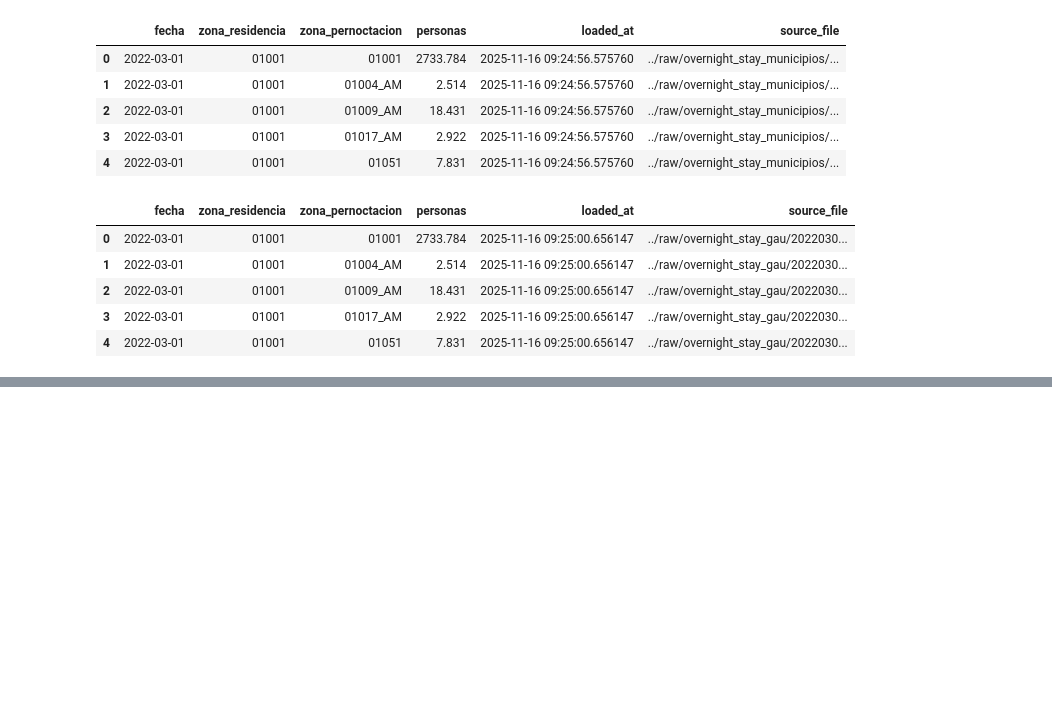
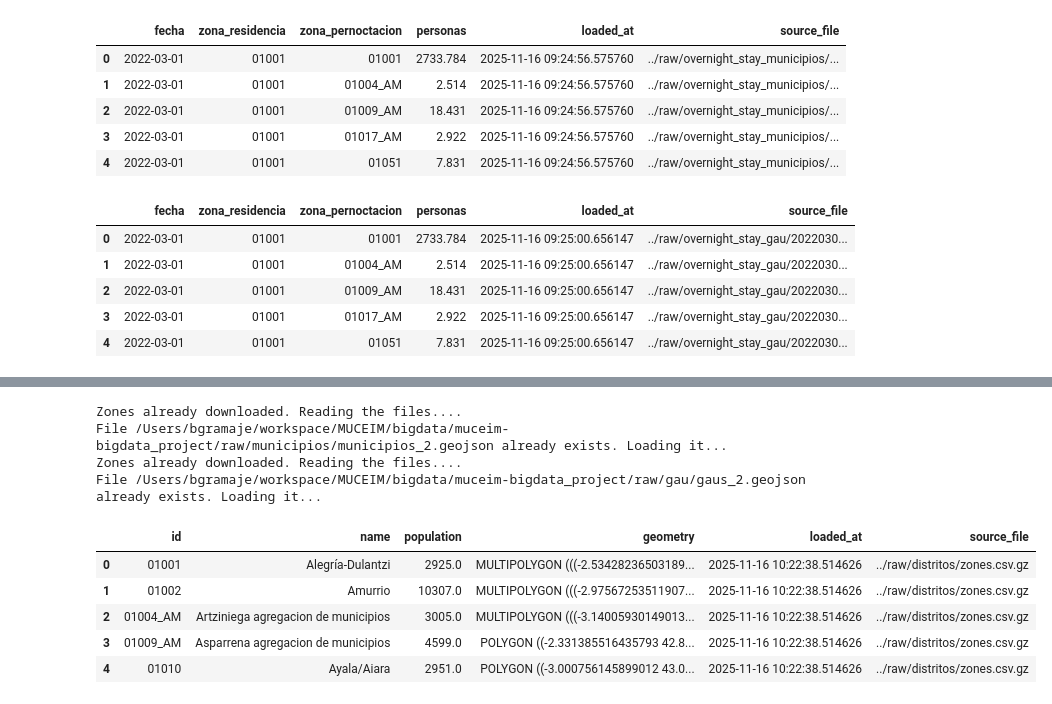
Before and after one commit to bgramaje/muceim-bigdata_project, a Jupyter notebook: notebooks/bronze.ipynb, the cells around one changed output, grey strips where cells are left out. Cells and saved outputs as stored; diff of their text form; code cells hidden in the pictures; blank space fills up the shorter version.

Commit message:
bronze mitma done

```diff
--- a/notebooks/bronze.ipynb
+++ b/notebooks/bronze.ipynb
@@ -500,0 +547,18 @@ SQL("SELECT * FROM bronze_mitma_overnight_stay_gau LIMIT 5;")
+# %%
+load_zones(type="distritos")
+load_zones(type="municipios")
+load_zones(type="gau")
+# %% [output]
+Zones already downloaded. Reading the files....
+File /Users/bgramaje/workspace/MUCEIM/bigdata/muceim-bigdata_project/raw/municipios/municipios_2.geojson already exists. Loading it...
+Zones already downloaded. Reading the files....
+File /Users/bgramaje/workspace/MUCEIM/bigdata/muceim-bigdata_project/raw/gau/gaus_2.geojson already exists. Loading it...
+# %%
+SQL("SELECT * FROM bronze_mitma_distritos LIMIT 5;")
+# %% [output]
+|  | id | name | population | geometry | loaded_at | source_file |
+| 0 | 01001 | Alegría-Dulantzi | 2925.0 | MULTIPOLYGON (((-2.53428236503189... | 2025-11-16 10:22:38.514626 | ../raw/distritos/zones.csv.gz |
+| 1 | 01002 | Amurrio | 10307.0 | MULTIPOLYGON (((-2.97567253511907... | 2025-11-16 10:22:38.514626 | ../raw/distritos/zones.csv.gz |
+| 2 | 01004_AM | Artziniega agregacion de municipios | 3005.0 | MULTIPOLYGON (((-3.14005930149013... | 2025-11-16 10:22:38.514626 | ../raw/distritos/zones.csv.gz |
+| 3 | 01009_AM | Asparrena agregacion de municipios | 4599.0 | POLYGON ((-2.331385516435793 42.8... | 2025-11-16 10:22:38.514626 | ../raw/distritos/zones.csv.gz |
+| 4 | 01010 | Ayala/Aiara | 2951.0 | POLYGON ((-3.000756145899012 43.0... | 2025-11-16 10:22:38.514626 | ../raw/distritos/zones.csv.gz |
```
Also changed, not shown: parts of 6 cells of this notebook.
